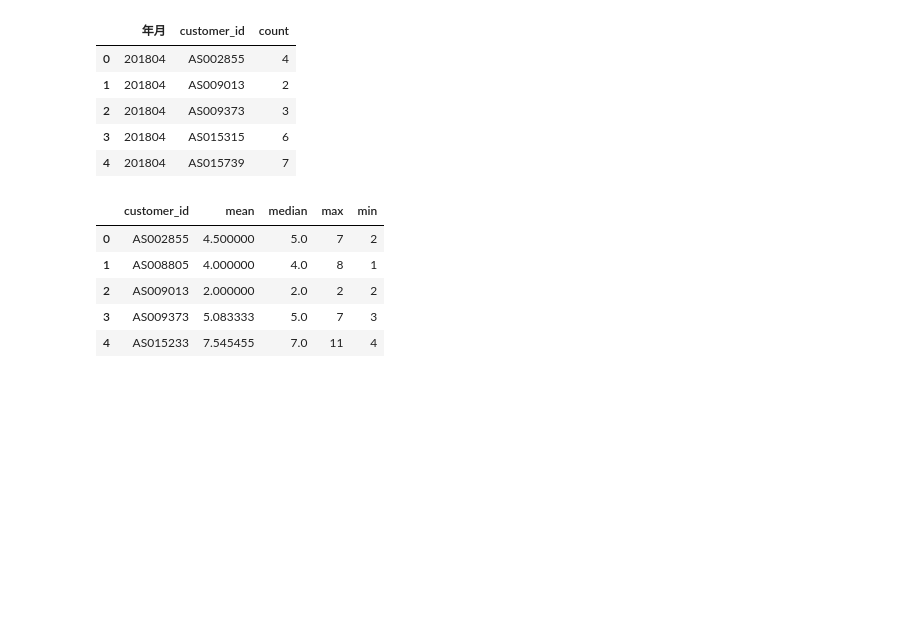
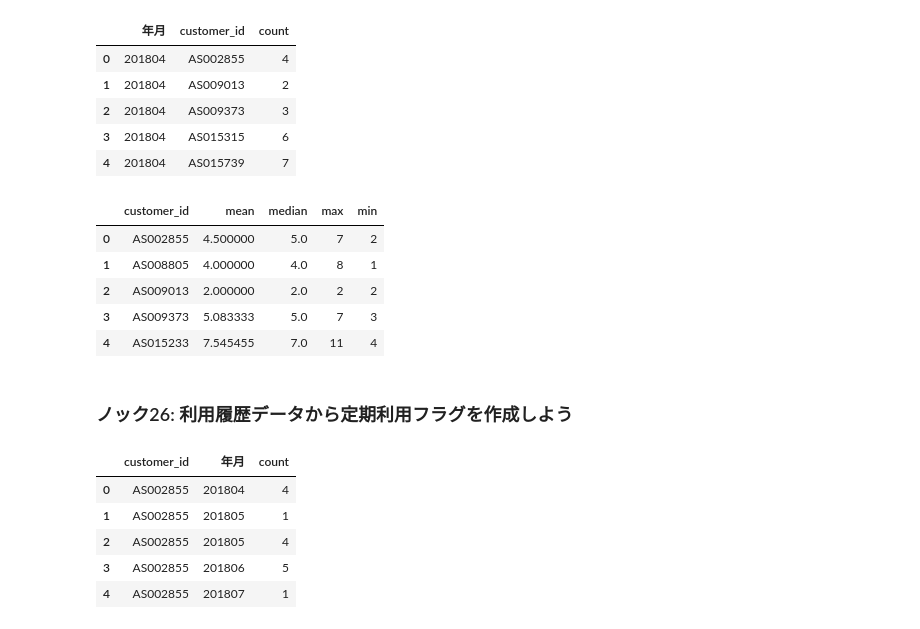
Before and after one commit to matsunori39/Python_Practical_Data_Analysis_100_Knocks, a Jupyter notebook: Python_Practical_Data_Analysis_100_Knocks.ipynb, the cells around one changed output. Saved outputs shown, nothing was run; the diff lists cells and outputs as text; code cells hidden in the pictures; blank space fills up the shorter version.

```diff
--- a/Python_Practical_Data_Analysis_100_Knocks.ipynb
+++ b/Python_Practical_Data_Analysis_100_Knocks.ipynb
@@ -621,3 +623,17 @@ uselog_customer.head()
 | 2 | AS009013 | 2.000000 | 2.0 | 2 | 2 |
 | 3 | AS009373 | 5.083333 | 5.0 | 7 | 3 |
 | 4 | AS015233 | 7.545455 | 7.0 | 11 | 4 |
+# %% [markdown]
+### ノック26: 利用履歴データから定期利用フラグを作成しよう
+# %%
+uselog["weekday"] = uselog.usedate.dt.weekday
+uselog_weekday = uselog.groupby(["customer_id", "年月", "weekday"], as_index=False).count()[["customer_id", "年月", "log_id"]]
+uselog_weekday.rename(columns={"log_id": "count"}, inplace=True)
+uselog_weekday.head()
+# %% [output]
+|  | customer_id | 年月 | count |
+| 0 | AS002855 | 201804 | 4 |
+| 1 | AS002855 | 201805 | 1 |
+| 2 | AS002855 | 201805 | 4 |
+| 3 | AS002855 | 201806 | 5 |
+| 4 | AS002855 | 201807 | 1 |
```
Also changed, not shown: parts of 5 cells of this notebook.
